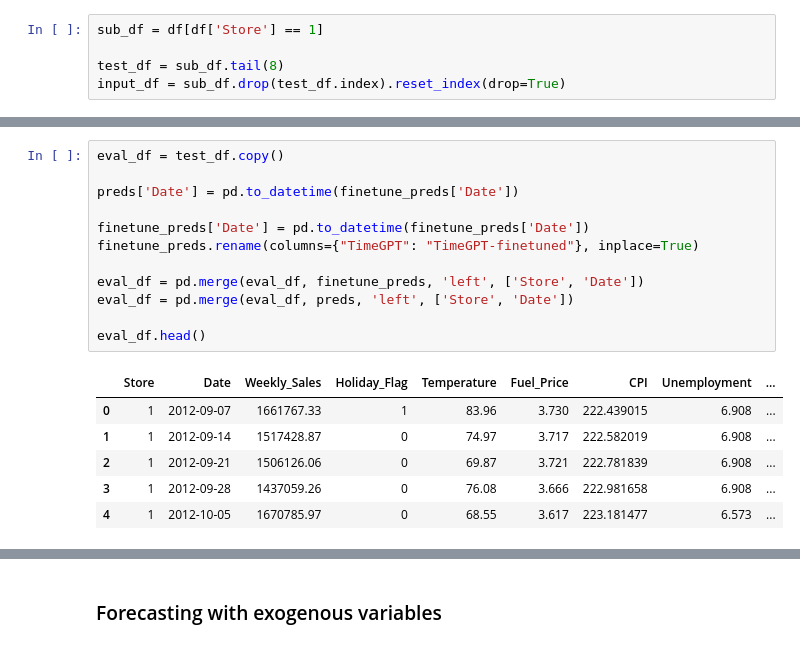
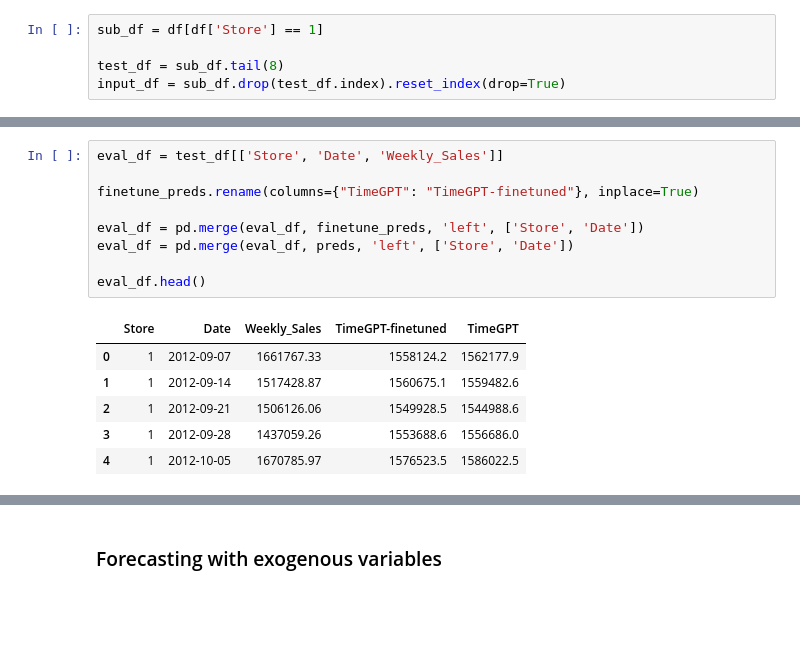
Before and after one commit to marcopeix/TimeSeriesForecastingUsingFoundationModels, a Jupyter notebook: CH03/CH03.ipynb, the cells around one changed output, grey strips where cells are left out. Drawn from its saved outputs; the diff is of its cells as text; blank space fills up the shorter version.

```diff
--- a/CH03/CH03.ipynb
+++ b/CH03/CH03.ipynb
@@ -212,23 +243,20 @@ INFO:nixtla.nixtla_client:Inferred freq: W-FRI
 INFO:nixtla.nixtla_client:Calling Forecast Endpoint...
 # %%
-eval_df = test_df.copy()
+eval_df = test_df[['Store', 'Date', 'Weekly_Sales']]
 
-preds['Date'] = pd.to_datetime(finetune_preds['Date'])
-
-finetune_preds['Date'] = pd.to_datetime(finetune_preds['Date'])
 finetune_preds.rename(columns={"TimeGPT": "TimeGPT-finetuned"}, inplace=True)
 
 eval_df = pd.merge(eval_df, finetune_preds, 'left', ['Store', 'Date'])
 eval_df = pd.merge(eval_df, preds, 'left', ['Store', 'Date'])
 
 eval_df.head()
 # %% [output]
-|  | Store | Date | Weekly_Sales | Holiday_Flag | Temperature | Fuel_Price | CPI | Unemployment | ... |
-| 0 | 1 | 2012-09-07 | 1661767.33 | 1 | 83.96 | 3.730 | 222.439015 | 6.908 | ... |
-| 1 | 1 | 2012-09-14 | 1517428.87 | 0 | 74.97 | 3.717 | 222.582019 | 6.908 | ... |
-| 2 | 1 | 2012-09-21 | 1506126.06 | 0 | 69.87 | 3.721 | 222.781839 | 6.908 | ... |
-| 3 | 1 | 2012-09-28 | 1437059.26 | 0 | 76.08 | 3.666 | 222.981658 | 6.908 | ... |
-| 4 | 1 | 2012-10-05 | 1670785.97 | 0 | 68.55 | 3.617 | 223.181477 | 6.573 | ... |
+|  | Store | Date | Weekly_Sales | TimeGPT-finetuned | TimeGPT |
+| 0 | 1 | 2012-09-07 | 1661767.33 | 1558124.2 | 1562177.9 |
+| 1 | 1 | 2012-09-14 | 1517428.87 | 1560675.1 | 1559482.6 |
+| 2 | 1 | 2012-09-21 | 1506126.06 | 1549928.5 | 1544988.6 |
+| 3 | 1 | 2012-09-28 | 1437059.26 | 1553688.6 | 1556686.0 |
+| 4 | 1 | 2012-10-05 | 1670785.97 | 1576523.5 | 1586022.5 |
 # %%
 evaluation = evaluate(
     eval_df,
```
Also changed, not shown: parts of 42 cells of this notebook.
